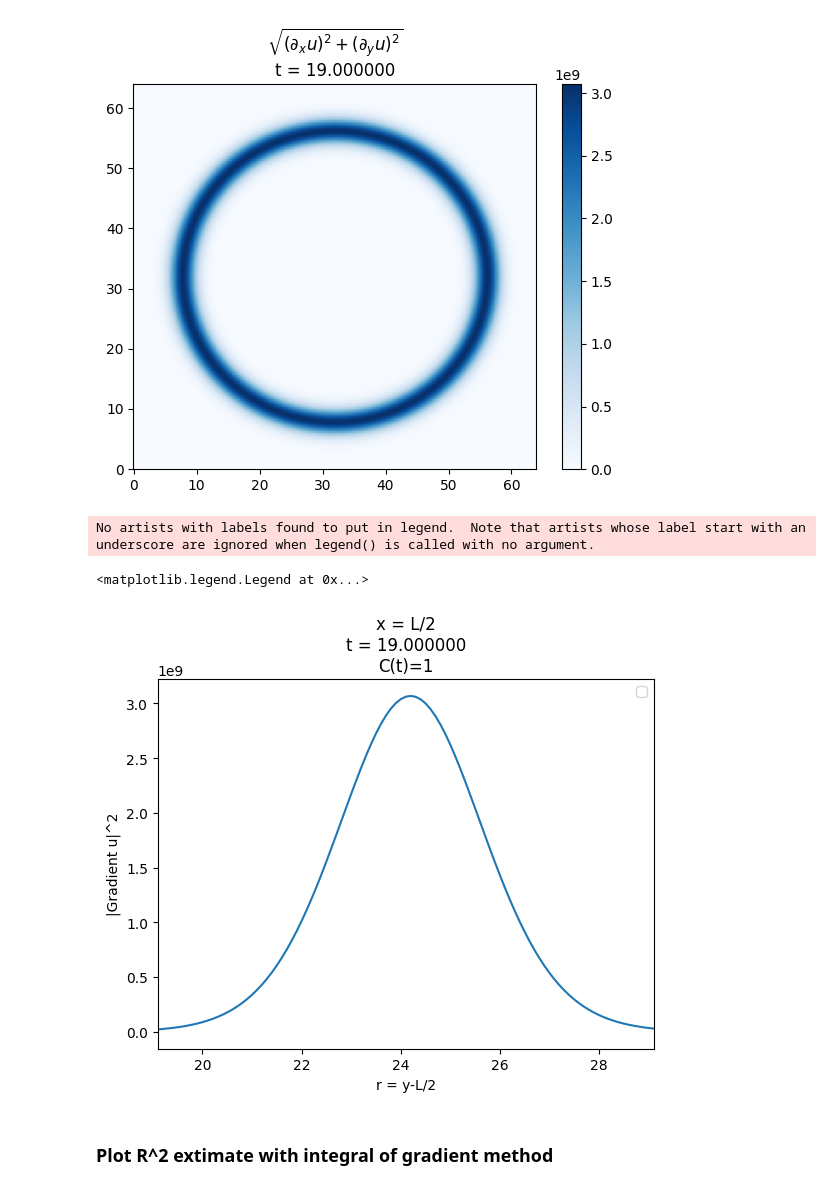
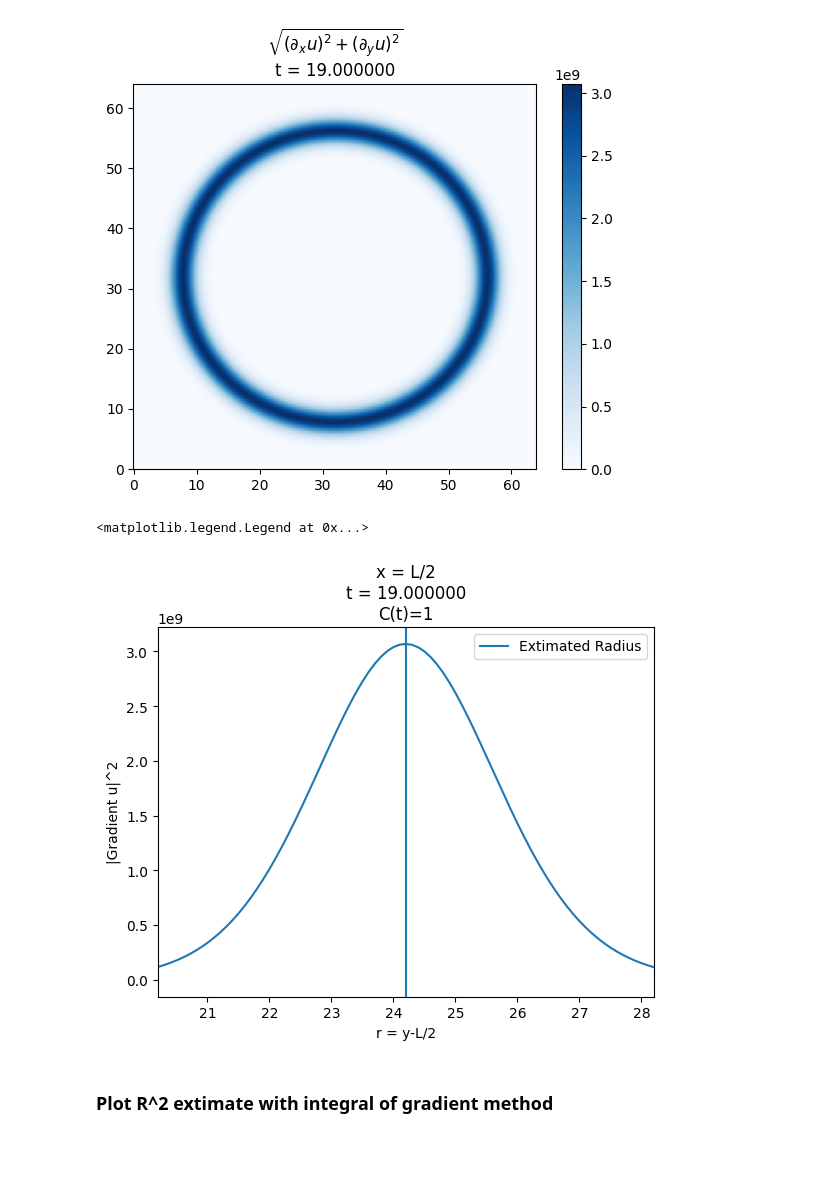
Before and after one commit to suanno/stage2, a Jupyter notebook: codes_tdgl/2D/plot/circular_front.ipynb, the cells around one changed output. Drawn from its saved outputs; the diff is of its cells as text; code cells hidden in the pictures; blank space fills up the shorter version.

```diff
--- a/codes_tdgl/2D/plot/circular_front.ipynb
+++ b/codes_tdgl/2D/plot/circular_front.ipynb
@@ -174,21 +174,21 @@ Text(0.5, 1.0, '$\\sqrt{(\\partial_x u)^2 + (\\partial_y u)^2}$\nt = 19.000000')
 # %%
 # Plot a slice
 plt.plot(y-L/2, Z[int(len(y)/2)])
 plt.title("x = L/2\nt = " + str(tmax) + "\nC(t)=1")
 plt.xlabel("r = y-L/2")
 plt.ylabel("|Gradient u|^2")
-R2last = 580.9
-Rlast = np.sqrt(R2last)
 
-R2last = np.average(Z[int(len(y)/2)][int(len(y)/2):len(y)])
-eps = 5
+
+temp = Z[int(len(y)/2)][int(len(y)/2):len(y)]
+index = np.argmax(temp) + int(len(y)/2)
+Rlast = y[index]-L/2
+eps = 4
 plt.xlim(Rlast-eps,Rlast+eps)
-#plt.axvline(Rlast, label="Extimated Radius")
+plt.axvline(Rlast, label="Extimated Radius")
 plt.legend()
 # %% [output]
-No artists with labels found to put in legend.  Note that artists whose label start with an underscore are ignored when legend() is called with no argument.
+<matplotlib.legend.Legend at 0x...>
-<matplotlib.legend.Legend at 0x...>
-[figure, old version]
+[figure, new version]
 # %% [markdown]
 ### Plot R^2 extimate with integral of gradient method
 # %%
```
Also changed, not shown: 20 other files.
